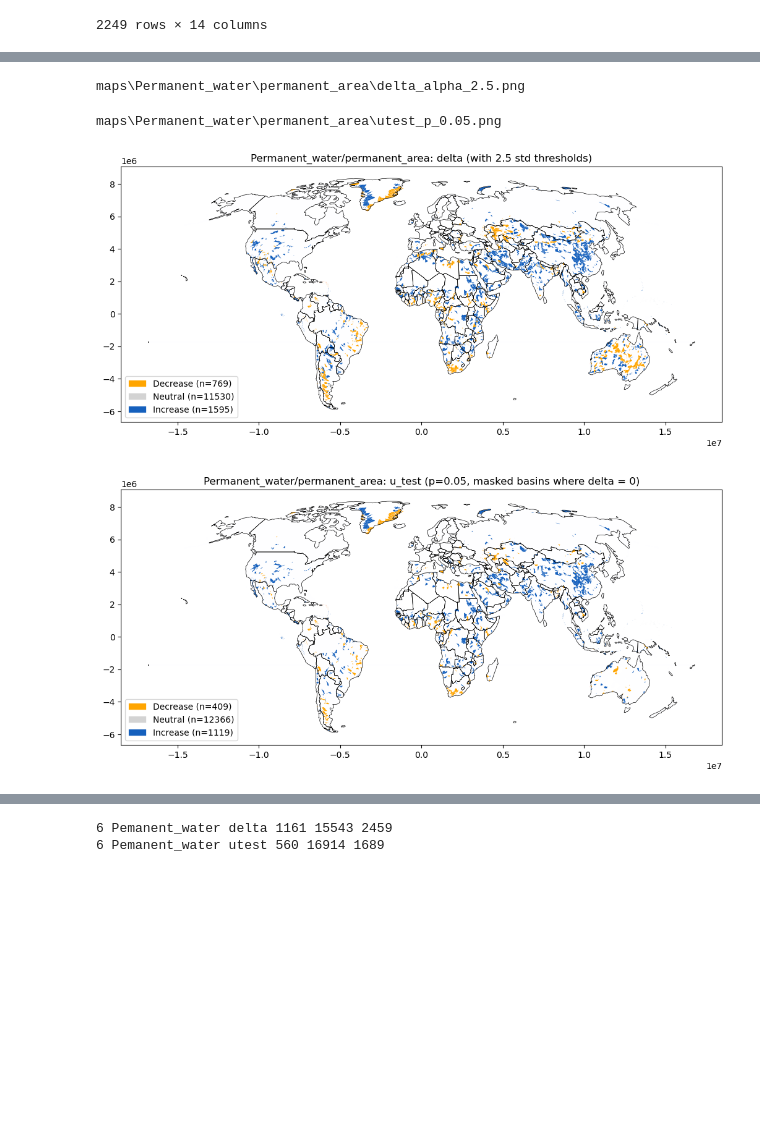
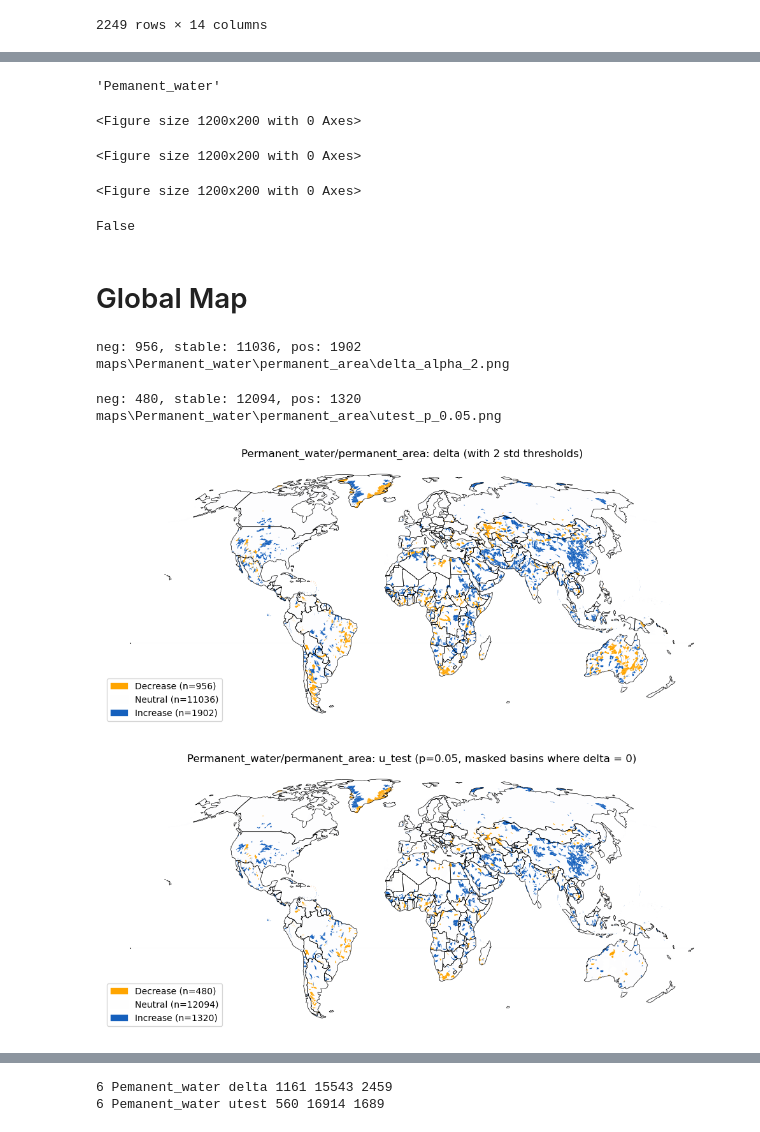
Before and after one commit to puzhao8/SDG661-Fresh-Water, a Jupyter notebook: testbed.ipynb, the cells around one changed output, grey strips where cells are left out. Saved outputs shown, nothing was run; the diff lists cells and outputs as text; code cells hidden in the pictures; blank space fills up the shorter version.

Commit message:
delta-vs-utest

```diff
--- a/testbed.ipynb
+++ b/testbed.ipynb
@@ -477,7 +479,7 @@ import numpy as np
 
 """ configuration """
 folder = 'Permanent_water' # Pemanent_water, Reservoirs
-area = 'seasonal_area' # permanent_area, seasonal_area
+area = 'permanent_area' # permanent_area, seasonal_area
 
 basin_level = 6 # basin level
 alpha = 2 # mean +/- alpha * std
@@ -664,0 +663,24 @@ diff
+# %%
+folder
+# %% [output]
+'Pemanent_water'
+# %%
+# plot time series for the basins where delta and utest make different decision
+from pathlib import Path
+save_dir = Path("outputs_diff") / folder / area
+save_dir.mkdir(exist_ok=True, parents=True)
+
+for id in diff['id_bgl'].unique()[:3]:
+    ts_flt = ts[ts['id_bgl_6']==id][ts['aggregation_year'] >= 2000]
+    df_id = delta_u[delta_u['id_bgl']==id]
+    title = f"id_bgl: {id}, {folder}/{area}: delta = {df_id[area].iloc[0]:.2f}%, utest = {df_id['u_sign'].iloc[0]} (p_u={df_id['p_u'].iloc[0]:.4f})"
+    ax = ts_flt.plot(kind='bar', x='aggregation_year', y='permanent_area', figsize=(12, 2), title=title)
+    fig = ax.get_figure()
+    fig.tight_layout()
+
+    fig.savefig(save_dir / f"{id}.png")
+    fig.clear()
+# %% [output]
+<Figure size 1200x200 with 0 Axes>
+<Figure size 1200x200 with 0 Axes>
+<Figure size 1200x200 with 0 Axes>
@@ -665,3 +695,9 @@ diff
+# %%
+not (maps_dir / f'utest_p_{p_thd:.2f}.png').exists()
+# %% [output]
+False
+# %% [markdown]
+# Global Map
 # %%
 """ Global Map: Delta vs. U-Test """
 import geopandas as gpd
@@ -672,8 +708,10 @@ from pathlib import Path
 
 # from cartopy import crs as ccrs
 # robinson = ccrs.Robinson().proj4_init
+save_flag = False
+colors = ['orange', '#fefefe', '#1560bd']
 
-def get_handles(count=[], colors = ['orange', '#d3d3d3', '#1560bd']):
+def get_handles(count=[]):
     decrease_handle = mpatches.Patch(color=colors[0], edgecolor="gray", linewidth=0.2, label=f'Decrease (n={count[0]})')
     no_change_handle = mpatches.Patch(color=colors[1], edgecolor="gray", linewidth=0.2, label=f'Neutral (n={count[1]})')
     increase_handle = mpatches.Patch(color=colors[2], edgecolor="gray", linewidth=0.2, label=f'Increase (n={count[2]})')
@@ -682,48 +720,56 @@ def get_handles(count=[], colors = ['orange', '#d3d3d3', '#1560bd']):
 
 
 gdf = gpd.read_file("data\hydrobasin_6\hydrobasin_6.shp")
-
-colors = ['orange', 'white', '#1560bd']
 my_colormap = LinearSegmentedColormap.from_list("my_colormap", colors)
 
 countries = gpd.read_file(gpd.datasets.get_path('naturalearth_lowres'))
 # countries_filtered = countries[countries.geometry.apply(lambda x: x.bounds[0] > -100)]
 countries_flt = countries[countries.geometry.apply(lambda x: x.bounds[1] > -60)].to_crs('+proj=robin')
 
 """ _dissolve: PFAF_ID_6 + Country ID """
 masked_basins = gpd.read_file("data\Masked__basins\SNow_Arid_Mask.shp").to_crs('+proj=robin')
 gdf_join = gdf.merge(delta_u, on='PFAF_ID', how='right').to_crs('+proj=robin')
-gdf_join['PFAF_ID'] = gdf_join['PFAF_ID'].transform(lambda x: str(x))
 gdf_join = gdf_join[~gdf_join['PFAF_ID'].isin(list(masked_basins['PFAF_ID_6'].unique()))]
 
 maps_dir = Path('maps') / folder / area
 maps_dir.mkdir(exist_ok=True, parents=True)
 
 for col in ['sign', 'u_sign']: # 'sign', 'u_sign'
     fig, ax = plt.subplots(figsize=(12, 5))
     gdf_join.plot(ax=ax, column=col, cmap=my_colormap, vmin=-1, vmax=1)
     # gdf_join.to_crs('+proj=eck4').plot(ax=ax, column='permanent_area', cmap=my_colormap, vmin=-100, vmax=100)
     # masked_basins.plot(ax=ax, color='white', edgecolor='white', linewidth=0.5)
     countries_flt.plot(ax=ax, color='none', edgecolor='black', linewidth=0.5)
 
-    plt.tight_layout()
+    neg = gdf_join[gdf_join[col] == -1].shape[0]
+    stable = gdf_join[gdf_join[col] == 0].shape[0]
+    pos = gdf_join[gdf_join[col] == 1].shape[0]
+    print(f"neg: {neg}, stable: {stable}, pos: {pos}")
 
     if 'sign' == col: # delta
-        ax.set_title(f'{folder}/{area}: delta (with {alpha} std thresholds)')
-        fig.savefig(maps_dir / f'delta_alpha_{alpha}.png', dpi=300)
-        print(maps_dir / f'delta_alpha_{alpha}.png')
+        title = f'{folder}/{area}: delta (with {alpha} std thresholds)'
+        save_url = maps_dir / f'delta_alpha_{alpha}.png'
 
     if 'u_sign' == col: # utest
-        ax.set_title(f'{folder}/{area}: u_test (p={p_thd:.2f}, masked basins where delta = 0)')
-        fig.savefig(maps_dir / f'utest_p_{p_thd:.2f}.png', dpi=300)
-        print(maps_dir / f'utest_p_{p_thd:.2f}.png')
+        title = f'{folder}/{area}: u_test (p={p_thd:.2f}, masked basins where delta = 0)'
+        save_url = maps_dir / f'utest_p_{p_thd:.2f}.png'
 
-    neg = gdf_join[gdf_join[col] < 0].shape[0]
-    stable = gdf_join[gdf_join[col] == 0].shape[0]
-    pos = gdf_join[gdf_join[col] > 0].shape[0]
+    plt.tight_layout()
+    ax.set_title(title)
     ax.legend(handles=get_handles([neg, stable, pos]), loc='lower left') #
+
+    # Remove the plot box by hiding the spines
+    for spine in ax.spines.values():
+        spine.set_visible(False)
+    ax.set_xticks([])
+    ax.set_yticks([])
+    print(save_url)
+    if save_flag: fig.savefig(save_url, dpi=300)
+    print()
 # %% [output]
-maps\Permanent_water\permanent_area\delta_alpha_2.5.png
+neg: 956, stable: 11036, pos: 1902
+maps\Permanent_water\permanent_area\delta_alpha_2.png
+neg: 480, stable: 12094, pos: 1320
 maps\Permanent_water\permanent_area\utest_p_0.05.png
-[figure, old version]
+[figure, new version]
-[figure, old version]
+[figure, new version]
```
Also changed, not shown: parts of 21 cells of this notebook, 19 other files.
